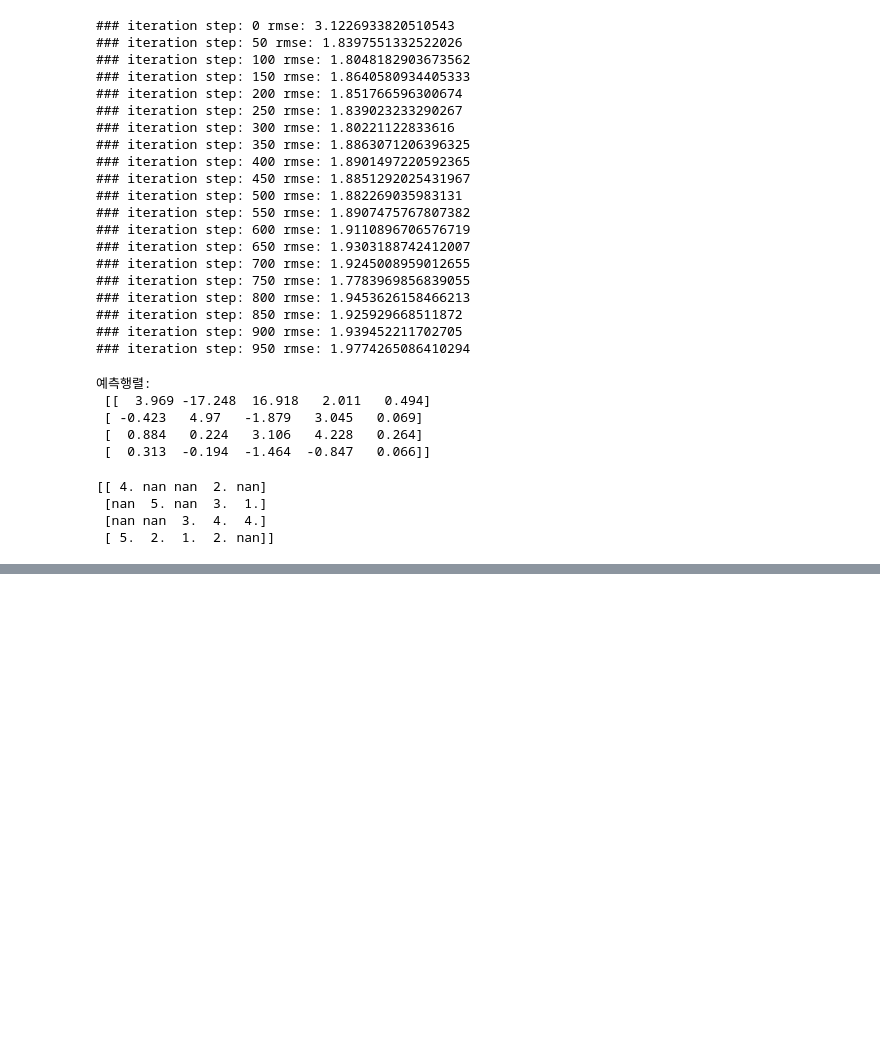
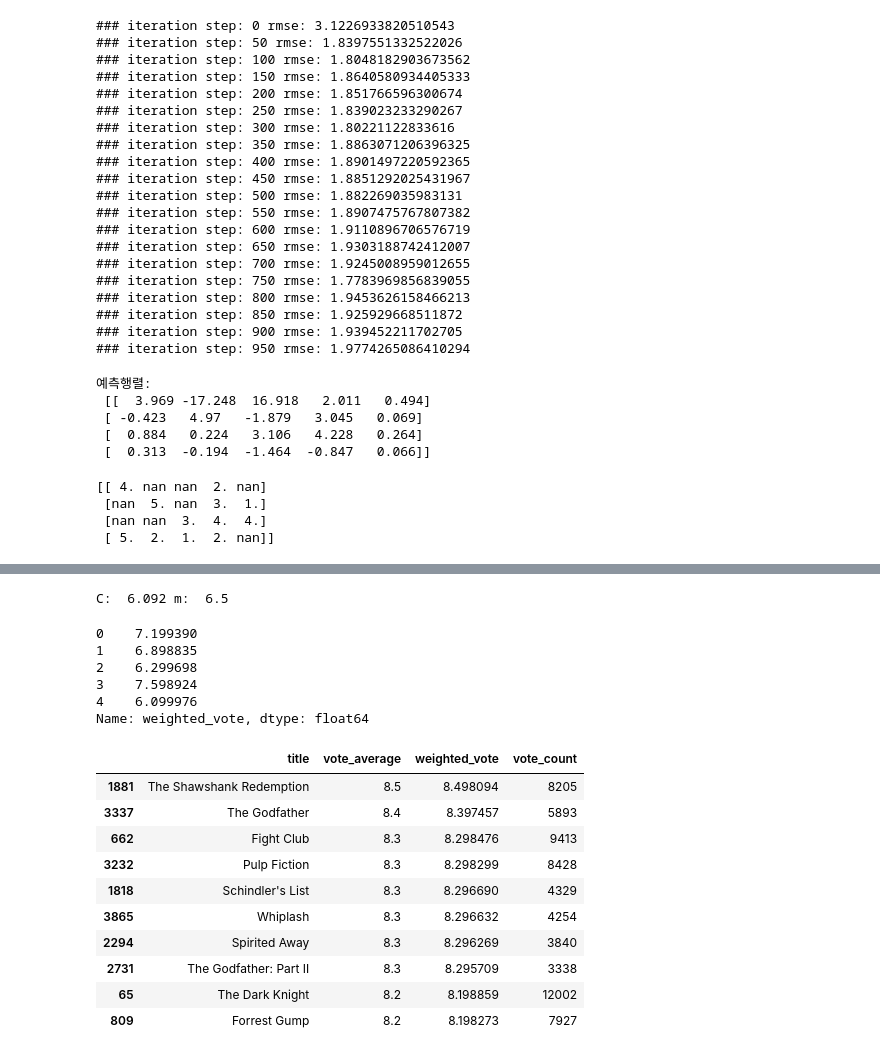
Before and after one commit to juhee3199/Machine-learning_advanced-study, a Jupyter notebook: 2-10 추천시스템.ipynb, the cells around one changed output, grey strips where cells are left out. Saved outputs shown, nothing was run; the diff lists cells and outputs as text; code cells hidden in the pictures; blank space fills up the shorter version.

```diff
--- a/2-10 추천시스템.ipynb
+++ b/2-10 추천시스템.ipynb
@@ -145,0 +165,10 @@ FileNotFoundError: [Errno 2] File b'/content/tmdb_5000_movies.csv' does not exis
+# %%
+from ast import literal_eval
+# 문자열을 이 문자열이 의미하는 list [dict1,dict2] 객체로 만들 수 있다.
+
+movies_df['genres'] = movies_df['genres'].apply(literal_eval)
+movies_df['keywords'] = movies_df['keywords'].apply(literal_eval)
+# %%
+movies_df['genres'] = movies_df['genres'].apply(lambda x : [ y['name'] for y in x])
+movies_df['keywords'] = movies_df['keywords'].apply(lambda x : [ y['name'] for y in x])
+movies_df[['genres', 'keywords']][:1]
@@ -145,0 +186,10 @@ FileNotFoundError: [Errno 2] File b'/content/tmdb_5000_movies.csv' does not exis
+# %%
+# 1. countvectorizer로 피처 벡터 행렬 생성
+
+from sklearn.feature_extraction.text import CountVectorizer
+
+movies_df['genres_literal'] = movies_df['genres'].apply(lambda x: (' ').join(x))
+count_vect = CountVectorizer(min_df=0, ngram_range=(1,2))
+genre_mat = count_vect.fit_transform(movies_df['genres_literal'])
+
+genre_mat.shape
@@ -145,0 +271,45 @@ FileNotFoundError: [Errno 2] File b'/content/tmdb_5000_movies.csv' does not exis
+# %%
+C = movies_df['vote_average'].mean()
+m = movies_df['vote_average'].quantile(0.6) # 상위60%값 추출
+print('C: ',round(C, 3), 'm: ', round(m, 3))
+# %% [output]
+C:  6.092 m:  6.5
+# %%
+# 기존평점을 새로운 가중평점으로 변경하는 함수 생성
+
+percentile = 0.6
+C = movies_df['vote_average'].mean()
+m = movies_df['vote_average'].quantile(percentile)
+
+def weighted_vote_average(record):
+    v = record['vote_count']
+    R = record['vote_average']
+
+    # 영화평점사이트인 IMDB에서 제공하는 가중평점 방식
+    return ( (v/(v+m))* R) + ( (m/(m+v)) * C)
+
+movies_df['weighted_vote'] = movies_df.apply(weighted_vote_average, axis =1)
+movies_df['weighted_vote'].head()
+# %% [output]
+0    7.199390
+1    6.898835
+2    6.299698
+3    7.598924
+4    6.099976
+Name: weighted_vote, dtype: float64
+# %%
+# 새롭게 부여된weighted_vote 평점이 높은 순으로 상위 10개의 영화 추출
+movies_df[['title','vote_average','weighted_vote','vote_count']].sort_values('weighted_vote',
+                                                                          ascending=False)[:10]
+# %% [output]
+|  | title | vote_average | weighted_vote | vote_count |
+| 1881 | The Shawshank Redemption | 8.5 | 8.498094 | 8205 |
+| 3337 | The Godfather | 8.4 | 8.397457 | 5893 |
+| 662 | Fight Club | 8.3 | 8.298476 | 9413 |
+| 3232 | Pulp Fiction | 8.3 | 8.298299 | 8428 |
+| 1818 | Schindler's List | 8.3 | 8.296690 | 4329 |
+| 3865 | Whiplash | 8.3 | 8.296632 | 4254 |
+| 2294 | Spirited Away | 8.3 | 8.296269 | 3840 |
+| 2731 | The Godfather: Part II | 8.3 | 8.295709 | 3338 |
+| 65 | The Dark Knight | 8.2 | 8.198859 | 12002 |
+| 809 | Forrest Gump | 8.2 | 8.198273 | 7927 |
```
Also changed, not shown: parts of 14 cells of this notebook.
